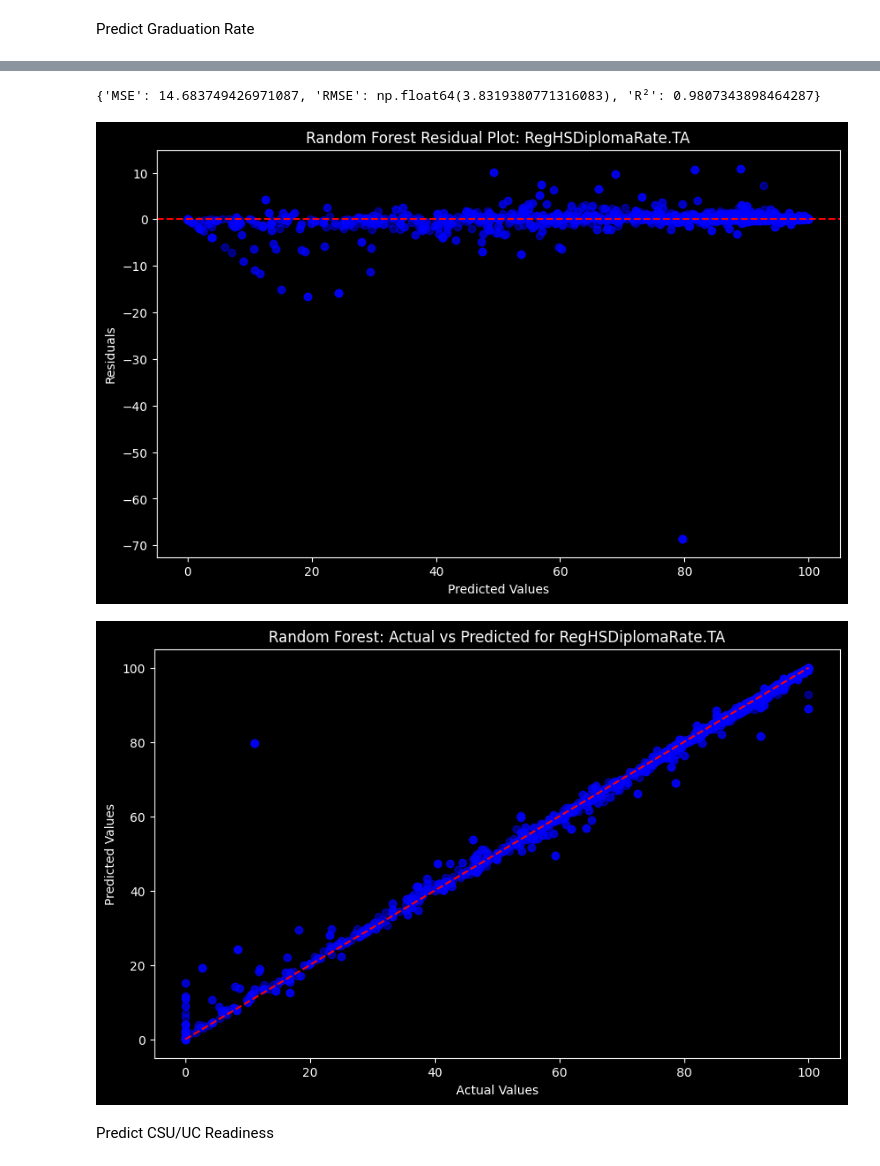
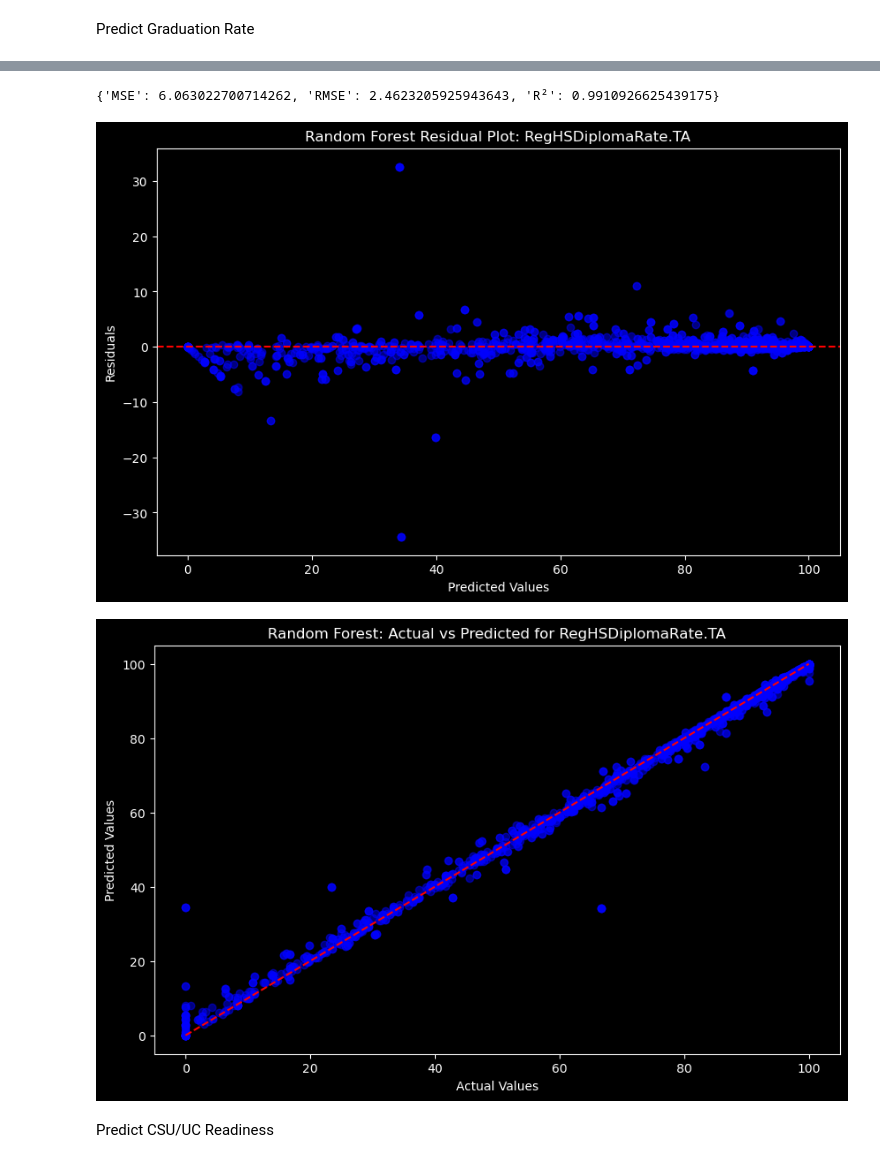
Before and after one commit to PENTASHIFT/DS-Capstone-Project, a Jupyter notebook: modeling/ACGR/ACGRWide_2017_18.ipynb, the cells around one changed output, grey strips where cells are left out. Drawn from its saved outputs; the diff is of its cells as text; code cells hidden in the pictures.

```diff
--- a/modeling/ACGR/ACGRWide_2017_18.ipynb
+++ b/modeling/ACGR/ACGRWide_2017_18.ipynb
@@ -117,9 +120,16 @@ xgb_utils.plot_xgb_predicted_actual(
 # %% [markdown]
 Predict Graduation Rate
 # %%
-import utils.randomforest as rf_utils
+import modeling.utils.randomforest as rf_utils
 
-rf_grad = rf_utils.train_random_forest_model(df_2017_18, "RegHSDiplomaRate.TA", columns_to_drop)
+df_2017_18_clean = df_2017_18.copy()
+df_2017_18_clean = df_2017_18_clean.select_dtypes(include=[np.number])  # Keep only numeric columns
+df_2017_18_clean = df_2017_18_clean.fillna(df_2017_18_clean.mean())  # Impute with mean
+
+# Filter columns_to_drop to include only columns that exist in merged_clean
+columns_to_drop_filtered = [col for col in columns_to_drop if col in df_2017_18_clean.columns]
+
+rf_grad = rf_utils.train_random_forest_model(df_2017_18_clean, "RegHSDiplomaRate.TA", columns_to_drop_filtered)
 print(rf_grad["metrics"])
 rf_utils.plot_rf_residuals(rf_grad["y_test"], rf_grad["y_pred"], "RegHSDiplomaRate.TA")
 rf_utils.plot_rf_actual_predicted(rf_grad["y_test"], rf_grad["y_pred"], "RegHSDiplomaRate.TA")
@@ -128,6 +138,6 @@ rf_utils.plot_rf_actual_predicted(rf_grad["y_test"], rf_grad["y_pred"], "RegHSDi
-{'MSE': 14.683749426971087, 'RMSE': np.float64(3.8319380771316083), 'R²': 0.9807343898464287}
+{'MSE': 6.063022700714262, 'RMSE': 2.4623205925943643, 'R²': 0.9910926625439175}
-[figure, old version]
+[figure, new version]
-[figure, old version]
+[figure, new version]
 # %% [markdown]
 Predict CSU/UC Readiness
 # %%
```
Also changed, not shown: parts of 9 cells of this notebook, 7 other files.
